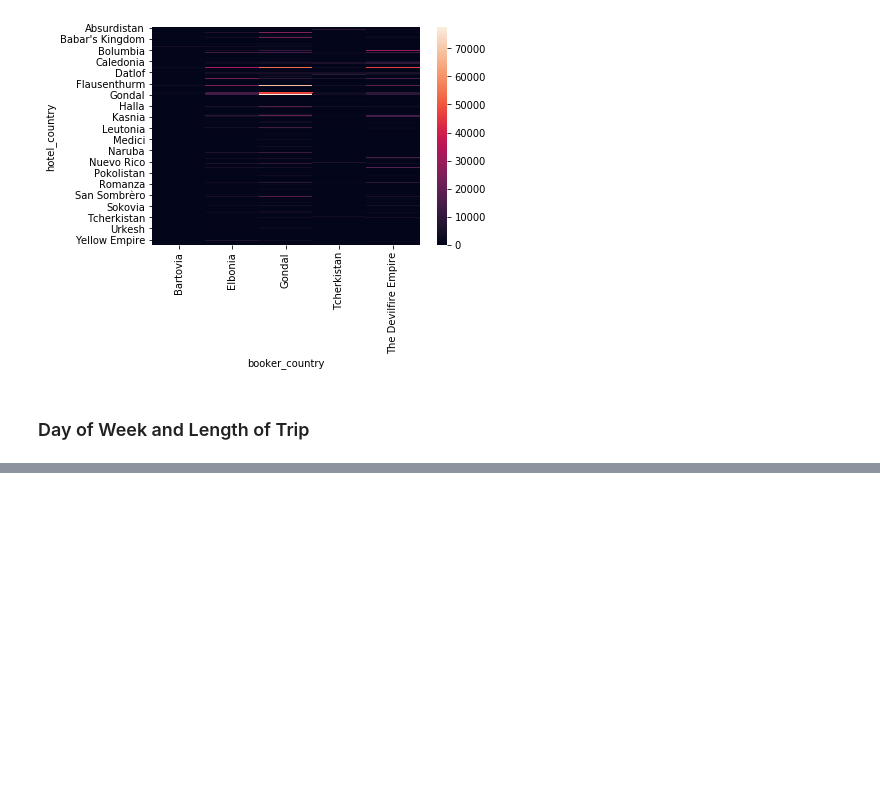
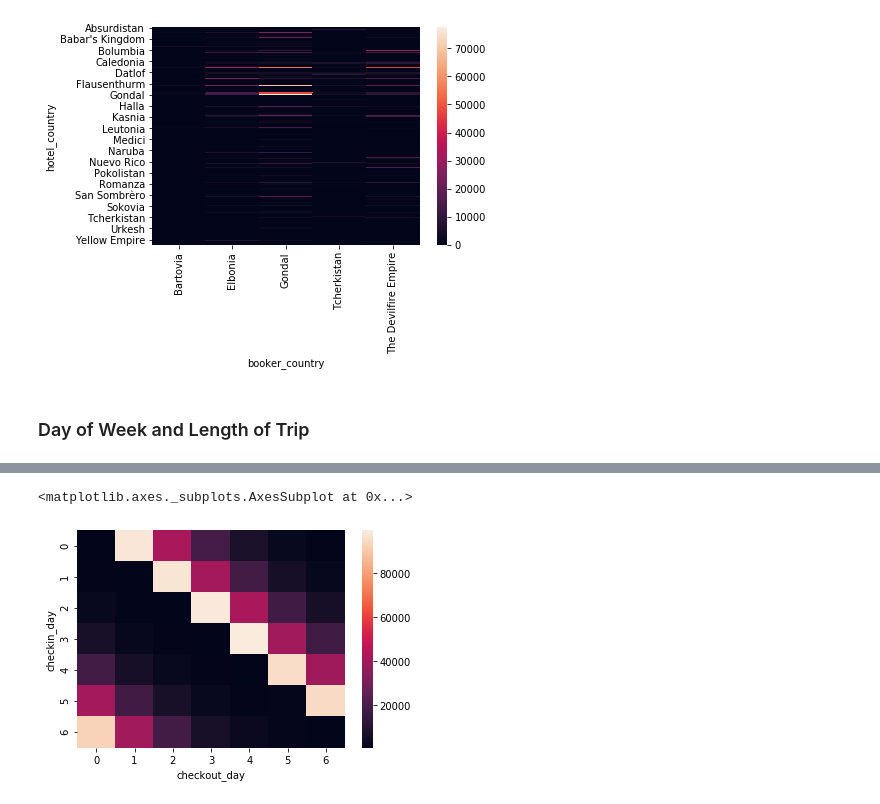
Before and after one commit to okz12/bookingdotcom-challenge, a Jupyter notebook: 2. EDA.ipynb, the cells around one changed output, grey strips where cells are left out. Drawn from its saved outputs; the diff is of its cells as text; code cells hidden in the pictures; blank space fills up the shorter version.

```diff
--- a/2. EDA.ipynb
+++ b/2. EDA.ipynb
@@ -49,0 +60,6 @@ sns.heatmap(booker_to_hotel)
+# %%
+dow = df.pivot_table(index='checkin_day', columns='checkout_day', values='utrip_id', aggfunc=len).fillna(0)
+sns.heatmap(dow)
+# %% [output]
+<matplotlib.axes._subplots.AxesSubplot at 0x...>
+[figure, added]
```
Also changed, not shown: parts of 4 cells of this notebook.
